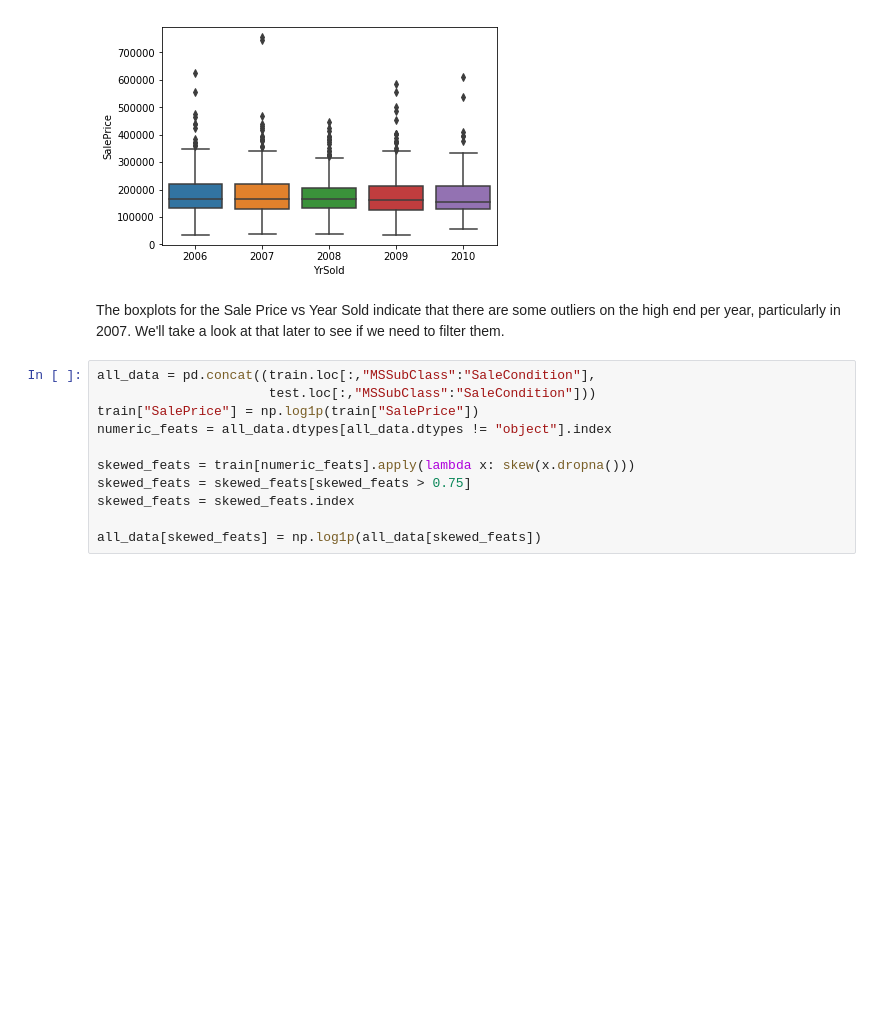
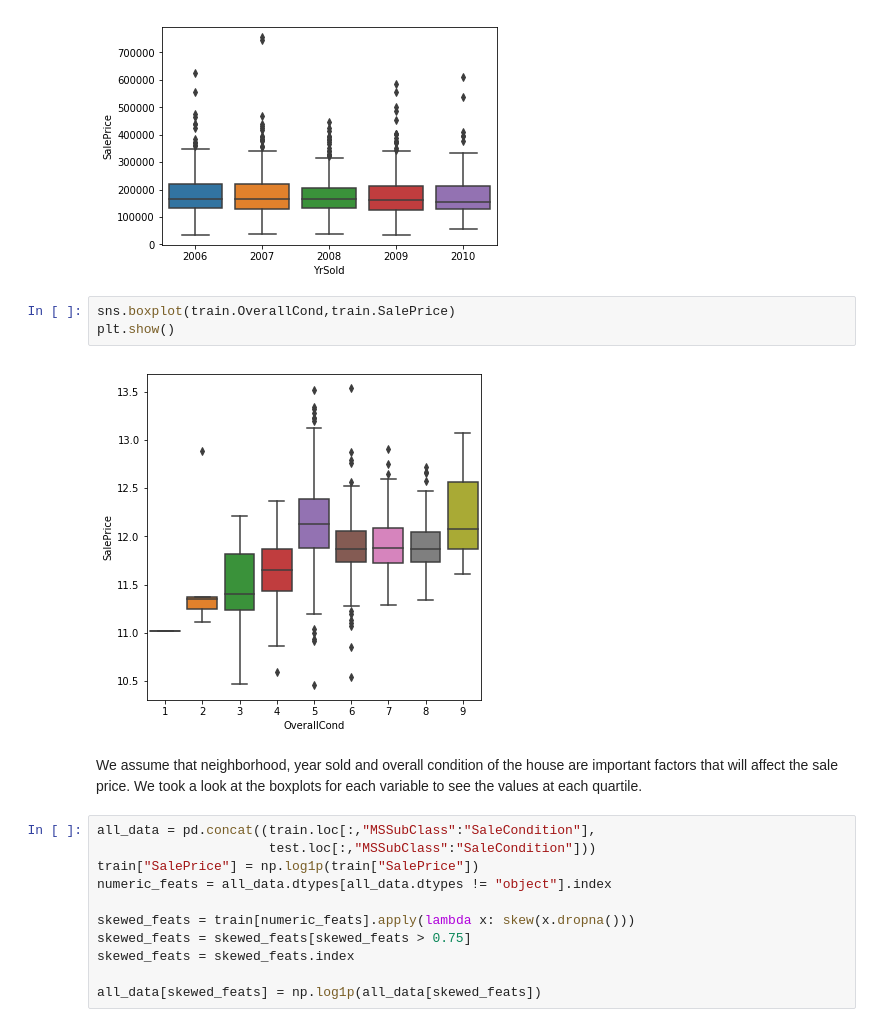
Before and after one commit to xofaye/data-analytics-challenge, a Jupyter notebook: data-exploration.ipynb, the cells around one changed output. Saved outputs shown, nothing was run; the diff lists cells and outputs as text; blank space fills up the shorter version.

```diff
--- a/data-exploration.ipynb
+++ b/data-exploration.ipynb
@@ -57,8 +50,13 @@ sns.boxplot(train.YrSold,train.SalePrice)
 plt.show()
 # %% [output]
 [figure]
-# %% [markdown]
-The boxplots for the Sale Price vs Year Sold indicate that there are some outliers on the high end per year, particularly in 2007. We'll take a look at that later to see if we need to filter them.
+# %%
+sns.boxplot(train.OverallCond,train.SalePrice)
+plt.show()
+# %% [output]
+[figure, added]
+# %% [markdown]
+We assume that neighborhood, year sold and overall condition of the house are important factors that will affect the sale price. We took a look at the boxplots for each variable to see the values at each quartile.
 # %%
 all_data = pd.concat((train.loc[:,"MSSubClass":"SaleCondition"],
                       test.loc[:,"MSSubClass":"SaleCondition"]))
```
Also changed, not shown: parts of 9 cells of this notebook.
